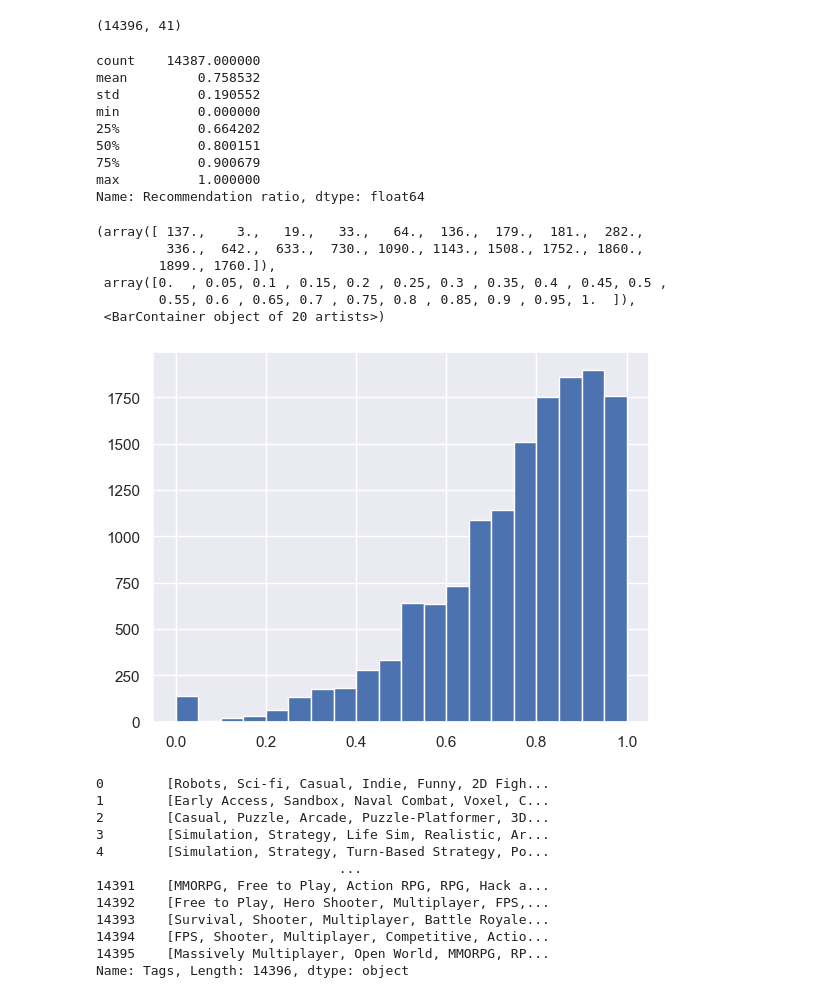
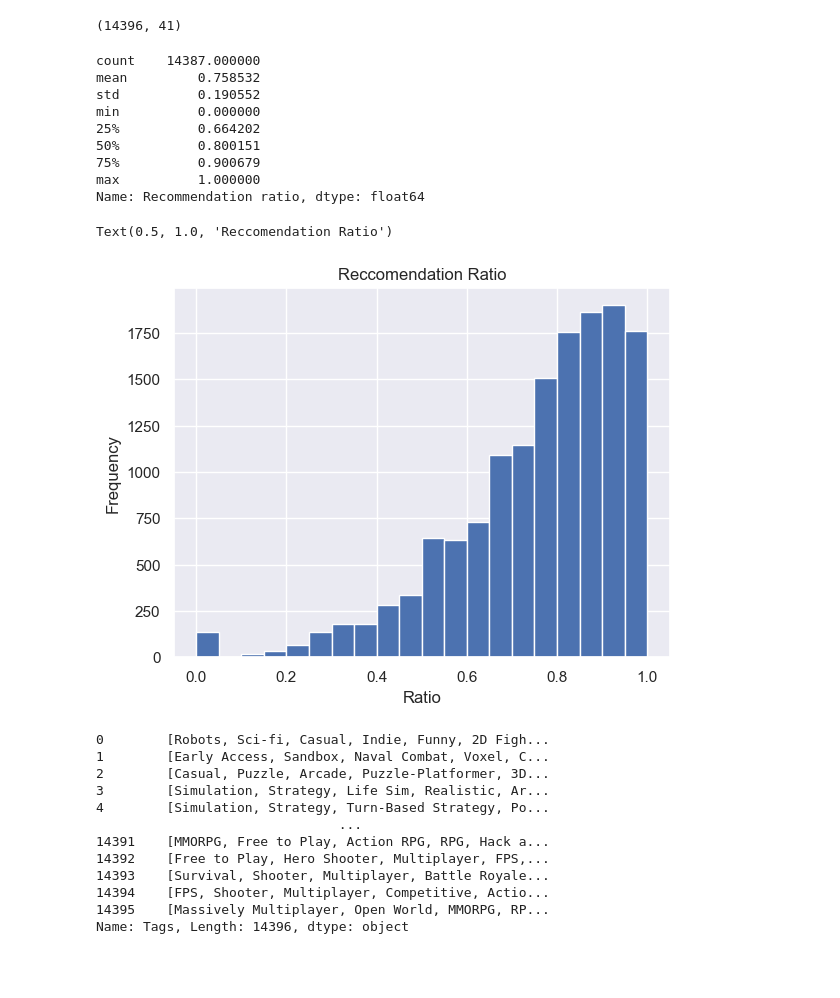
Before and after one commit to GabeAvinaz/Proj_2_Video_Game_Reccomendation_in_R, a Jupyter notebook: Proj_2_Video_Game_Recomendation.ipynb, the cells around one changed output. Drawn from its saved outputs; the diff is of its cells as text; code cells hidden in the pictures; blank space fills up the shorter version.

Commit message:
added collab and visuals

```diff
--- a/Proj_2_Video_Game_Recomendation.ipynb
+++ b/Proj_2_Video_Game_Recomendation.ipynb
@@ -128,28 +128,26 @@ games_df.shape
 # %%
 games_df["Recommendation ratio"] = games_df.Positive/(games_df.Positive+games_df.Negative)
 
     # # Filter the top 10 games based on user ratings
     # rated_games = df.iloc[top_10_indices].merge(user_ratings, on='GameTitle')
     # filtered_games = rated_games[rated_games['Rating'] >= 0.7]  # Adjust the rating threshold as needed
 print(games_df["Recommendation ratio"].describe())
 plt.hist(games_df["Recommendation ratio"], bins=20)
+plt.xlabel('Ratio')
+plt.ylabel('Frequency')
+plt.title('Reccomendation Ratio')
 # %% [output]
 count    14387.000000
 mean         0.758532
 std          0.190552
 min          0.000000
 25%          0.664202
 50%          0.800151
 75%          0.900679
 max          1.000000
 Name: Recommendation ratio, dtype: float64
-(array([ 137.,    3.,   19.,   33.,   64.,  136.,  179.,  181.,  282.,
-         336.,  642.,  633.,  730., 1090., 1143., 1508., 1752., 1860.,
-        1899., 1760.]),
- array([0.  , 0.05, 0.1 , 0.15, 0.2 , 0.25, 0.3 , 0.35, 0.4 , 0.45, 0.5 ,
-        0.55, 0.6 , 0.65, 0.7 , 0.75, 0.8 , 0.85, 0.9 , 0.95, 1.  ]),
- <BarContainer object of 20 artists>)
+Text(0.5, 1.0, 'Reccomendation Ratio')
-[figure, old version]
+[figure, new version]
 # %%
 games_df['Tags'].str.split(',')
 # %% [output]
```
Also changed, not shown: parts of 13 cells of this notebook, 1 other file.
